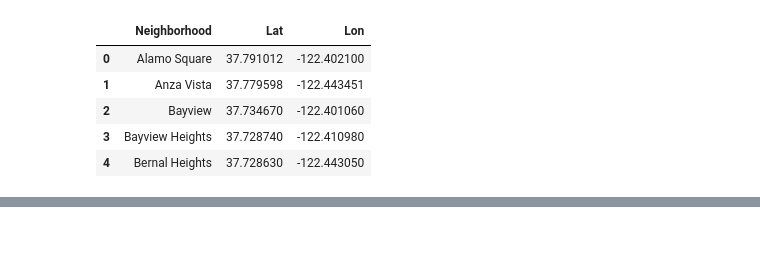
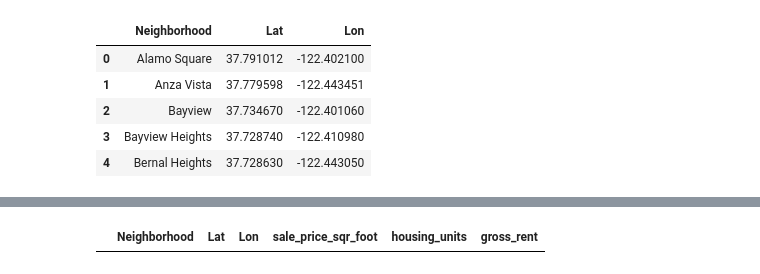
Before and after one commit to campbell8081/Unit06-PyVizHW, a Jupyter notebook: Rental_Analysis.ipynb, the cells around one changed output, grey strips where cells are left out. Drawn from its saved outputs; the diff is of its cells as text; code cells hidden in the pictures; blank space fills up the shorter version.

```diff
--- a/Rental_Analysis.ipynb
+++ b/Rental_Analysis.ipynb
@@ -156,3 +156,5 @@ df_neighborhood_locations.head()
 ## Data Preparation
 # %%
 # Calculate the mean values for each neighborhood
+neighborhood_avg = neighborhood_df.drop(columns=['year']).groupby('neighborhood').mean()
+print(neighborhood_avg)
@@ -159,5 +179,9 @@ df_neighborhood_locations.head()
 # %%
 # Join the average values with the neighborhood locations
+neighborhood_avg_locations = pd.concat([df_neighborhood_locations, neighborhood_avg], axis="columns", join="inner")
+neighborhood_avg_locations
+# %% [output]
+|  | Neighborhood | Lat | Lon | sale_price_sqr_foot | housing_units | gross_rent |
 # %%
 ## Mapbox Visualization
 # %%
```
Also changed, not shown: parts of 1 cell of this notebook.
